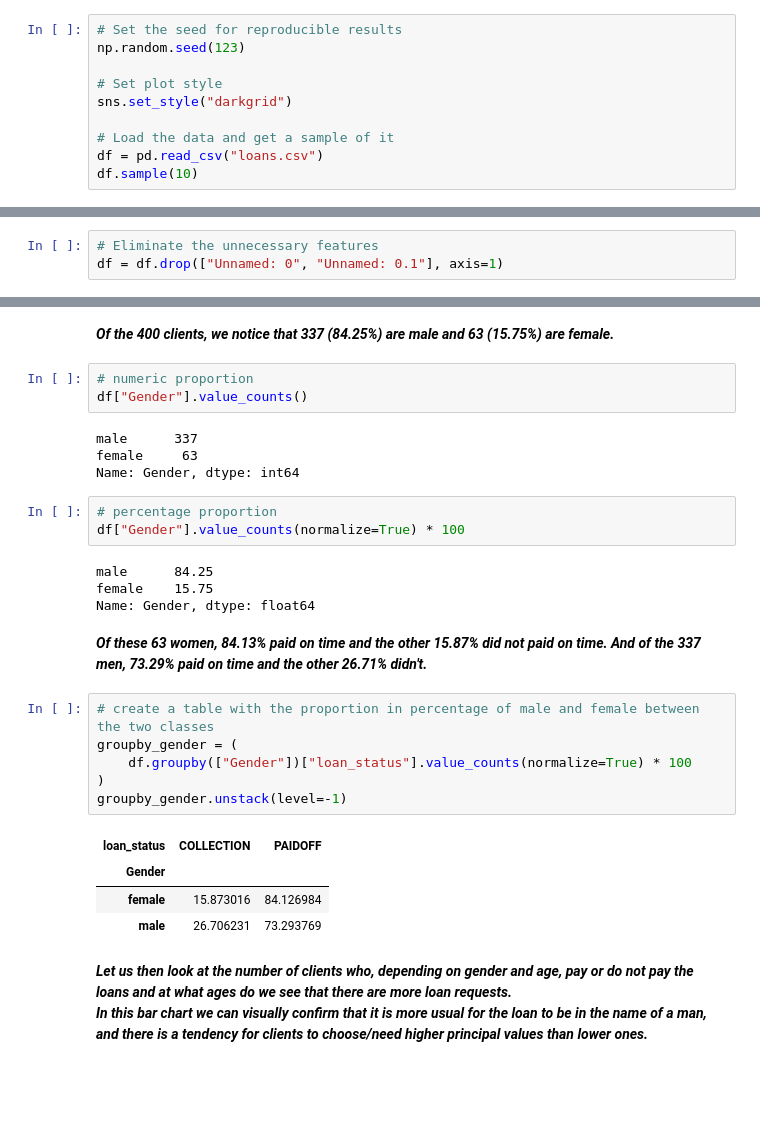
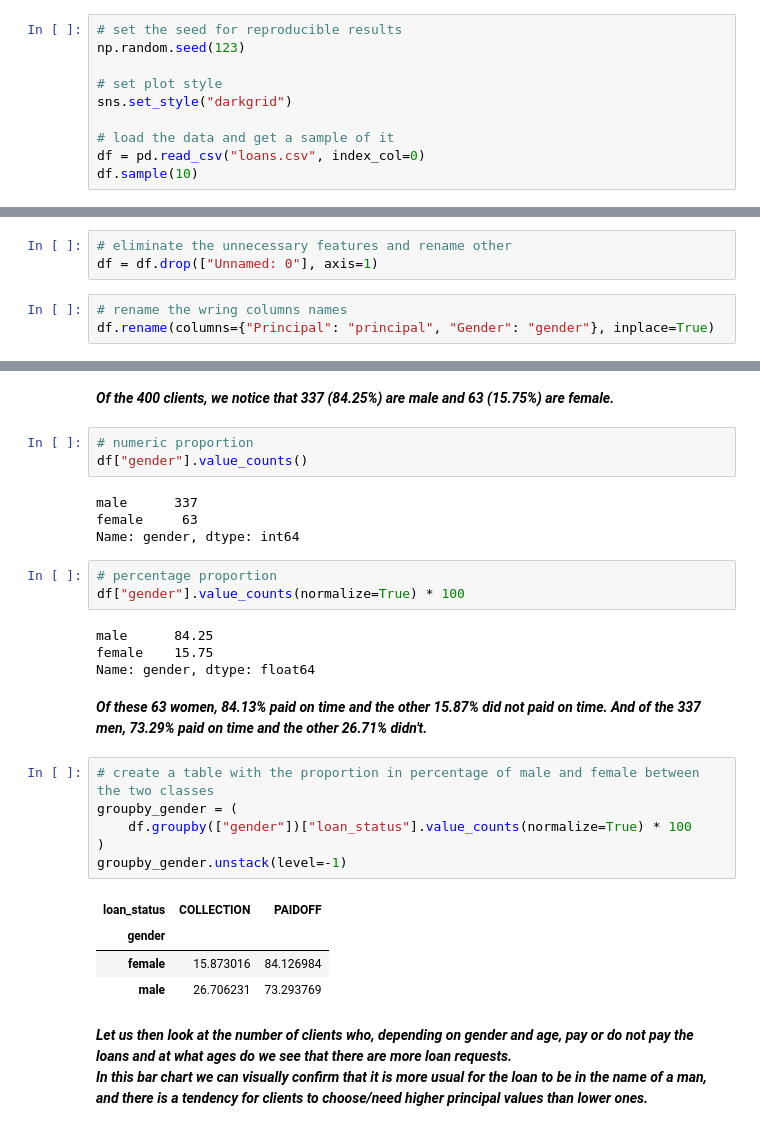
Before and after one commit to ThatPoter/Bank-Loan-Classifier, a Jupyter notebook: LoansStatusClassification(Balanced).ipynb, the cells around one changed output, grey strips where cells are left out. Cells and saved outputs as stored; diff of their text form; blank space fills up the shorter version.

```diff
--- a/LoansStatusClassification(Balanced).ipynb
+++ b/LoansStatusClassification(Balanced).ipynb
@@ -10,13 +10,13 @@ import numpy as np
 # %% [markdown]
 ## Let's get to know the data set we are working with
 # %%
-# Set the seed for reproducible results
+# set the seed for reproducible results
 np.random.seed(123)
 
-# Set plot style
+# set plot style
 sns.set_style("darkgrid")
 
-# Load the data and get a sample of it
-df = pd.read_csv("loans.csv")
+# load the data and get a sample of it
+df = pd.read_csv("loans.csv", index_col=0)
 df.sample(10)
 # %% [output]
@@ -128,4 +138,7 @@ memory usage: 31.4+ KB
 # %%
-# Eliminate the unnecessary features
-df = df.drop(["Unnamed: 0", "Unnamed: 0.1"], axis=1)
+# eliminate the unnecessary features and rename other
+df = df.drop(["Unnamed: 0"], axis=1)
+# %%
+# rename the wring columns names
+df.rename(columns={"Principal": "principal", "Gender": "gender"}, inplace=True)
 # %%
@@ -178,29 +191,29 @@ df["loan_status"].value_counts().plot.pie(autopct='%0.2f')
 ***Of the 400 clients, we notice that 337 (84.25%) are male and 63 (15.75%) are female.***
 # %%
 # numeric proportion
-df["Gender"].value_counts()
+df["gender"].value_counts()
 # %% [output]
 male      337
 female     63
-Name: Gender, dtype: int64
+Name: gender, dtype: int64
 # %%
 # percentage proportion
-df["Gender"].value_counts(normalize=True) * 100
+df["gender"].value_counts(normalize=True) * 100
 # %% [output]
 male      84.25
 female    15.75
-Name: Gender, dtype: float64
+Name: gender, dtype: float64
 # %% [markdown]
 ***Of these 63 women, 84.13% paid on time and the other 15.87% did not paid on time. And of the 337 men, 73.29% paid on time and the other 26.71% didn't.***
 # %%
 # create a table with the proportion in percentage of male and female between the two classes
 groupby_gender = (
-    df.groupby(["Gender"])["loan_status"].value_counts(normalize=True) * 100
+    df.groupby(["gender"])["loan_status"].value_counts(normalize=True) * 100
 )
 groupby_gender.unstack(level=-1)
 # %% [output]
 | loan_status | COLLECTION | PAIDOFF |
-| Gender |  |  |
+| gender |  |  |
 | female | 15.873016 | 84.126984 |
 | male | 26.706231 | 73.293769 |
 # %% [markdown]
```
Also changed, not shown: parts of 29 cells of this notebook, 1 other file.
